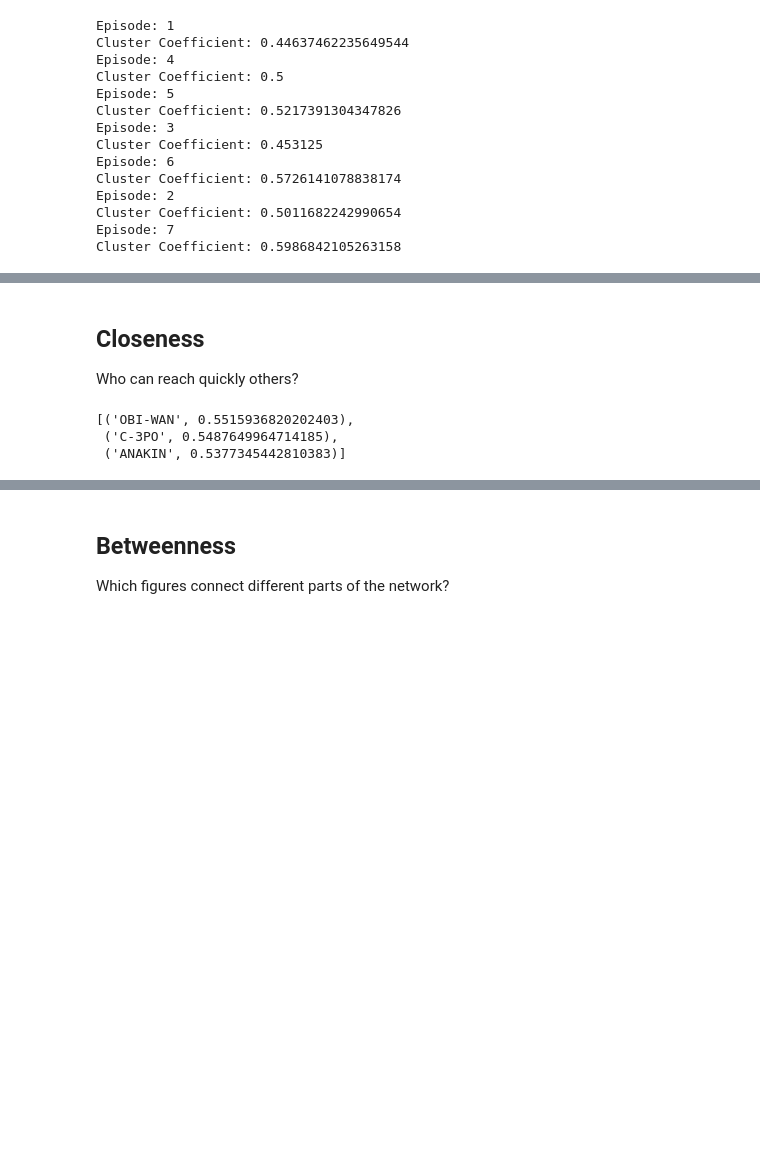
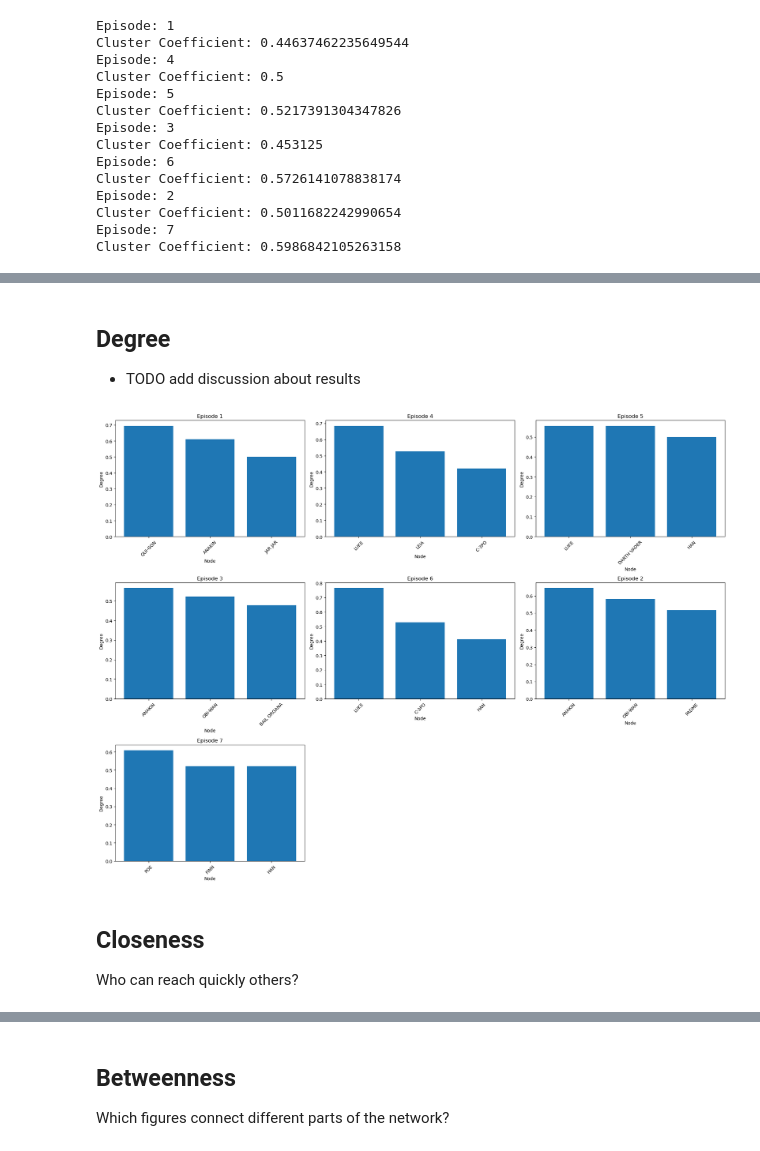
Before and after one commit to Luuzemp14/san_hs24_minichallenge, a Jupyter notebook: interactions_notebook.ipynb, the cells around one changed output, grey strips where cells are left out. Drawn from its saved outputs; the diff is of its cells as text; code cells hidden in the pictures; blank space fills up the shorter version.

```diff
--- a/interactions_notebook.ipynb
+++ b/interactions_notebook.ipynb
@@ -82,10 +76,24 @@ sorted(nx.degree_centrality(G).items(), key=lambda x: x[1], reverse=True)[:3]
+# %% [markdown]
+## Degree
+
+ - TODO add discussion about results
+# %%
+import os
+import networkx as nx
+import plots
+importlib.reload(plots)
+from plots import plot_centrality_over_time
+
+# Filter interaction files
+interaction_files = [
+    f for f in os.listdir("data/")
+    if "full" not in f and "interactions" in f and "allCharacters" not in f
+]
+
+plot_centrality_over_time(G, interaction_files, centrality_type="degree")
+# %% [output]
+[figure, added]
 # %% [markdown]
 ## Closeness
 
 Who can reach quickly others?
-# %%
-sorted(nx.closeness_centrality(G).items(), key=lambda x: x[1], reverse=True)[:3]
-# %% [output]
-[('OBI-WAN', 0.5515936820202403),
- ('C-3PO', 0.5487649964714185),
- ('ANAKIN', 0.5377345442810383)]
```
Also changed, not shown: parts of 9 cells of this notebook, 2 other files.
